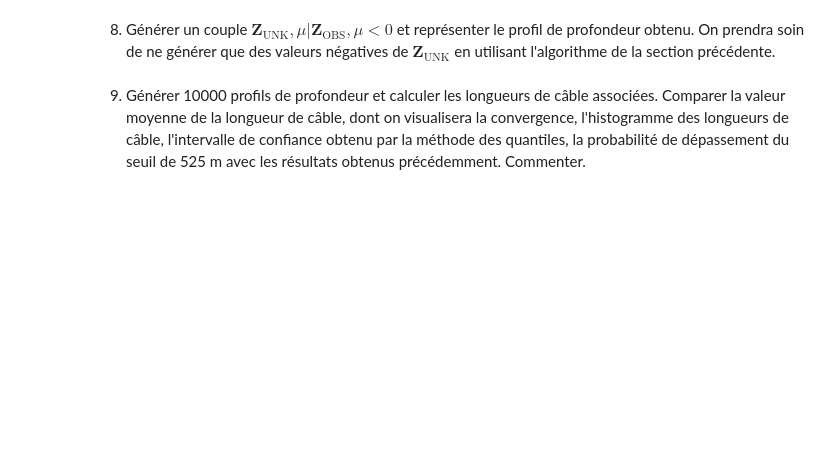
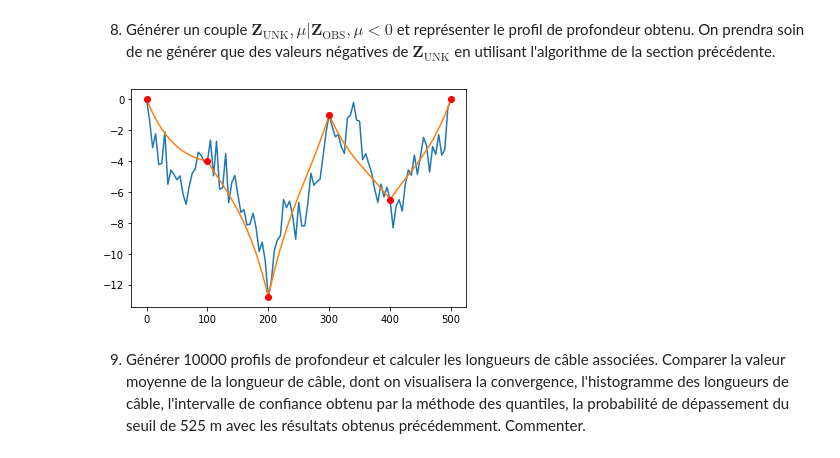
Before and after one commit to cesar-alm/projet-probas, a Jupyter notebook: Projet numérique de Probabilités 2021.ipynb, the cells around one changed output. Cells and saved outputs as stored; diff of their text form; code cells hidden in the pictures; blank space fills up the shorter version.

Commit message:
questions 6 à 9

```diff
--- a/Projet numérique de Probabilités 2021.ipynb
+++ b/Projet numérique de Probabilités 2021.ipynb
@@ -563,3 +563,10 @@ mais ce calcul a peu de chances d'aboutir.
 On va plutôt procéder par simulations en cascade, c'est-à-dire que pour chaque simulation de $\mathbf{Z}_{\text{UNK}}$, on va d'abord générer une valeur $\mu^\star$ de $\mu$ selon $f_{\mu | \mathbf{Z}_{\text{OBS}}= \mathbf{z}_{\text{OBS}}}$ puis on simulera $\mathbf{Z}_{\text{UNK}}$ selon $f_{\mathbf{Z}_{\text{UNK}}| \mathbf{Z}_{\text{OBS}} = \mathbf{z}_{\text{OBS}},\mu = \mu^\star}$.
 # %% [markdown]
 6. Calculer $\widehat{\mu}$ et $\widehat{\sigma}^2$.
+# %%
+unit = np.array([1, 1, 1, 1, 1, 1])
+Sigma_chap_2 = 1/(np.transpose(unit).dot(np.linalg.inv(SigmaObs)).dot(unit) + 1/4)
+mu_chap = Sigma_chap_2 * (np.transpose(unit).dot(np.linalg.inv(SigmaObs)).dot(depth) - 5/4)
+
+print("Sigma_chap_2 = ",Sigma_chap_2)
+print("mu_chap = ", mu_chap)
@@ -568,4 +634,47 @@ On va plutôt procéder par simulations en cascade, c'est-à-dire que pour chaqu
 # %% [markdown]
 8. Générer un couple $\mathbf{Z}_{\text{UNK}}, \mu| \mathbf{Z}_{\text{OBS}}, \mu <0$ et représenter le profil de profondeur obtenu. On prendra soin de ne générer que des valeurs négatives de $\mathbf{Z}_{\text{UNK}}$ en utilisant l'algorithme de la section précédente.
+# %%
+# Le seul changement par rapport à la question 1 est le calcul de Ec avec la valeur de mu simulée
+
+# On reprend le code de la question 1
+Cholesky = np.linalg.cholesky(SigmaCond)
+
+def genererNegatives_simu_mu():
+    # On utilise la méthode de Cholesky
+    # pour fabriquer un vecteur aléatoire de moyenne Ec_simul et de matrice de covariance SigmaCond
+    mu_simul = simulation_mu()
+    Ec_simul= mu_simul+np.matmul(np.transpose(SigmaObsUnknown),np.matmul(np.linalg.inv(SigmaObs),depth-mu_simul))
+    ok = False
+    rejet = 0
+
+    while not(ok):
+        # On souhaite fabriquer un vecteur aléatoire gaussien de taille unknown-indexes (inconnues),
+        # d'espérance Ec (espérance conditionnelle des composantes non-observées, connaissant les observations d'après Proba 3 p. 19)
+        # et de matrice de covariance SigmaCond (matrice de covariance conditionnelle d'après Proba 3, p.19)
+        # Ces deux quantités ont déjà été fabriquées. Il ne reste plus qu'à fabriquer le vecteur aléatoire.
+
+        x = np.random.normal(0,1,np.shape(unknown_indexes)[0])
+        simu = Ec_simul + np.matmul(Cholesky,x)
+
+        # On utilise une méthode de rejet pour interdire les valeurs positives.
+        ok = np.all(simu <= 0)
+
+        if(not(ok)):
+            rejet+=1
+
+    return(simu)
+
+simu = genererNegatives()[0]
+
+#Affichage
+allval3 = np.zeros(N)
+allval3[unknown_indexes]=simu
+allval3[observation_indexes]=depth
+plt.plot(discretization,allval3)
+plt.plot(discretization,allval1)
+plt.plot(discretization[observation_indexes], depth, 'ro')
+plt.show()
+# %% [output]
+[figure, added]
 # %% [markdown]
 9. Générer 10000 profils de profondeur et calculer les longueurs de câble associées. Comparer la valeur moyenne de la longueur de câble, dont on visualisera la convergence, l'histogramme des longueurs de câble, l'intervalle de confiance obtenu par la méthode des quantiles, la probabilité de dépassement du seuil de 525 m avec les résultats obtenus précédemment. Commenter.
```
Also changed, not shown: parts of 25 cells of this notebook.
